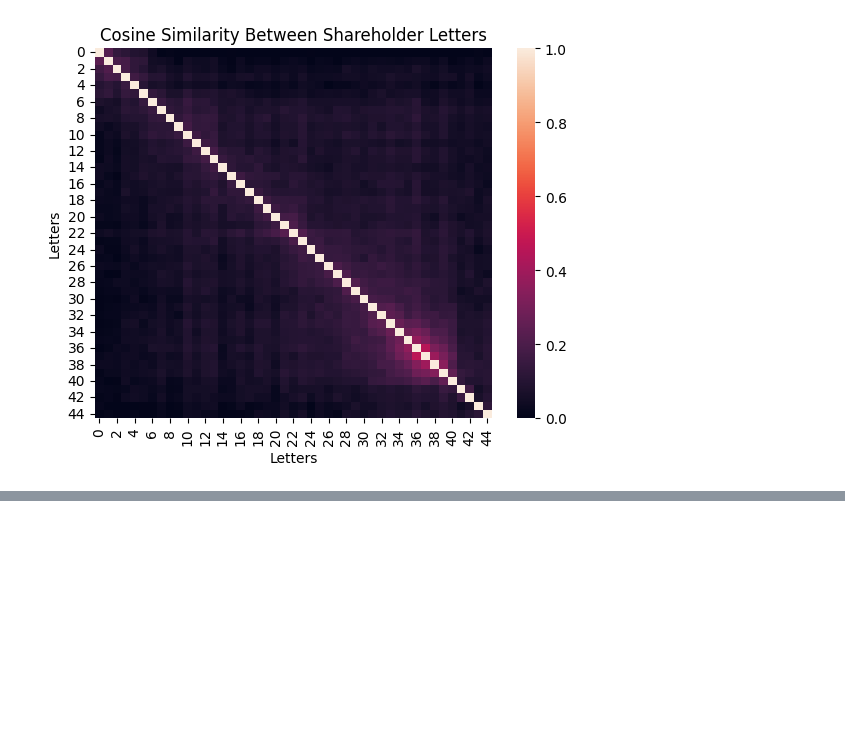
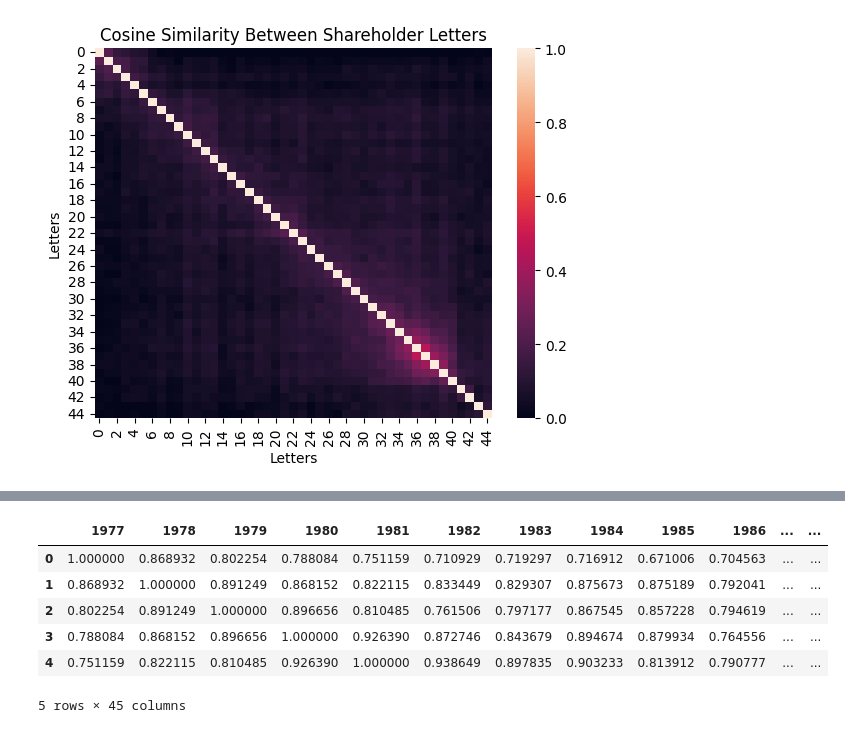
Before and after one commit to biovino1/BuffetLetters, a Jupyter notebook: similarity.ipynb, the cells around one changed output, grey strips where cells are left out. Saved outputs shown, nothing was run; the diff lists cells and outputs as text; code cells hidden in the pictures; blank space fills up the shorter version.

```diff
--- a/similarity.ipynb
+++ b/similarity.ipynb
@@ -197,0 +199,25 @@ if not os.path.exists('data/doc2vec.model'):
+# %%
+import gensim
+import os
+
+# Skip above cell if model is already trained and save
+try: model = gensim.models.doc2vec.Doc2Vec.load('data/doc2vec.model')
+except: 'No such file or directory'
+
+# Find distance between each document
+df_d2v = pd.DataFrame()
+num_vec = len(model.dv.vectors)
+for i in range(num_vec):
+    distances = []
+    for j in range(num_vec):
+        distances.append(model.dv.similarity(i, j))
+    df_d2v[1977+i] = distances
+df_d2v.head()
+# %% [output]
+|  | 1977 | 1978 | 1979 | 1980 | 1981 | 1982 | 1983 | 1984 | 1985 | 1986 | ... | ... |
+| 0 | 1.000000 | 0.868932 | 0.802254 | 0.788084 | 0.751159 | 0.710929 | 0.719297 | 0.716912 | 0.671006 | 0.704563 | ... | ... |
+| 1 | 0.868932 | 1.000000 | 0.891249 | 0.868152 | 0.822115 | 0.833449 | 0.829307 | 0.875673 | 0.875189 | 0.792041 | ... | ... |
+| 2 | 0.802254 | 0.891249 | 1.000000 | 0.896656 | 0.810485 | 0.761506 | 0.797177 | 0.867545 | 0.857228 | 0.794619 | ... | ... |
+| 3 | 0.788084 | 0.868152 | 0.896656 | 1.000000 | 0.926390 | 0.872746 | 0.843679 | 0.894674 | 0.879934 | 0.764556 | ... | ... |
+| 4 | 0.751159 | 0.822115 | 0.810485 | 0.926390 | 1.000000 | 0.938649 | 0.897835 | 0.903233 | 0.813912 | 0.790777 | ... | ... |
+5 rows × 45 columns
```
Also changed, not shown: parts of 5 cells of this notebook, 1 other file.
